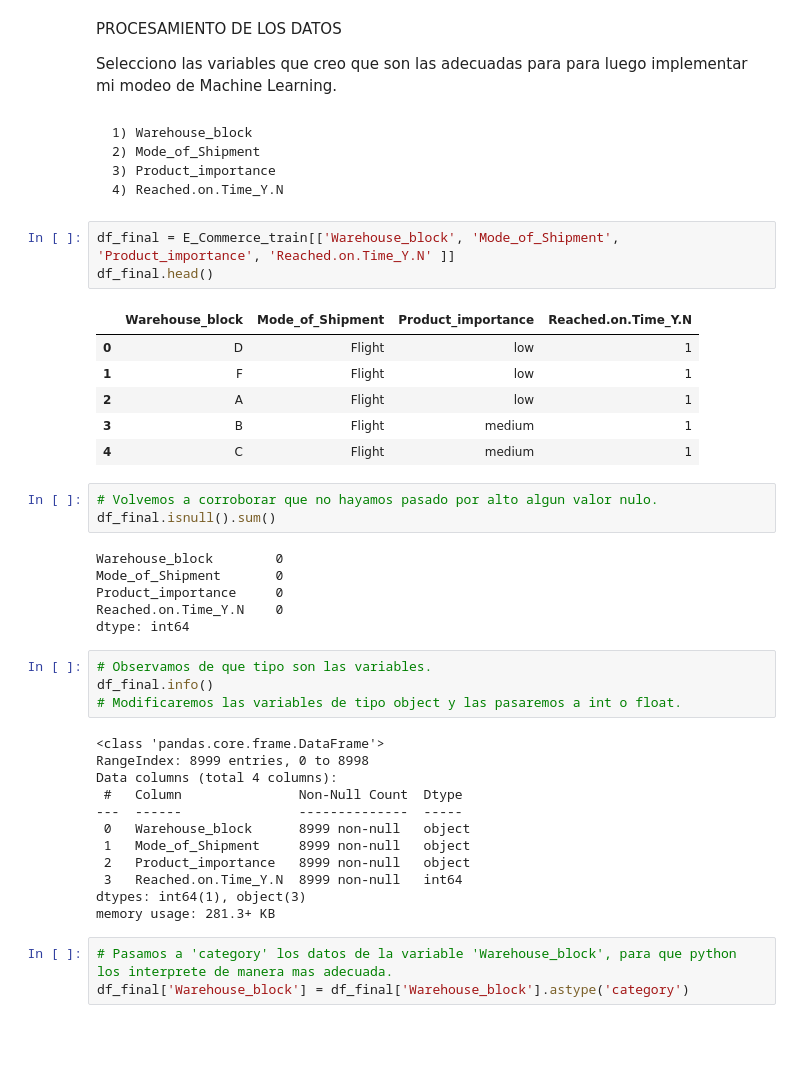
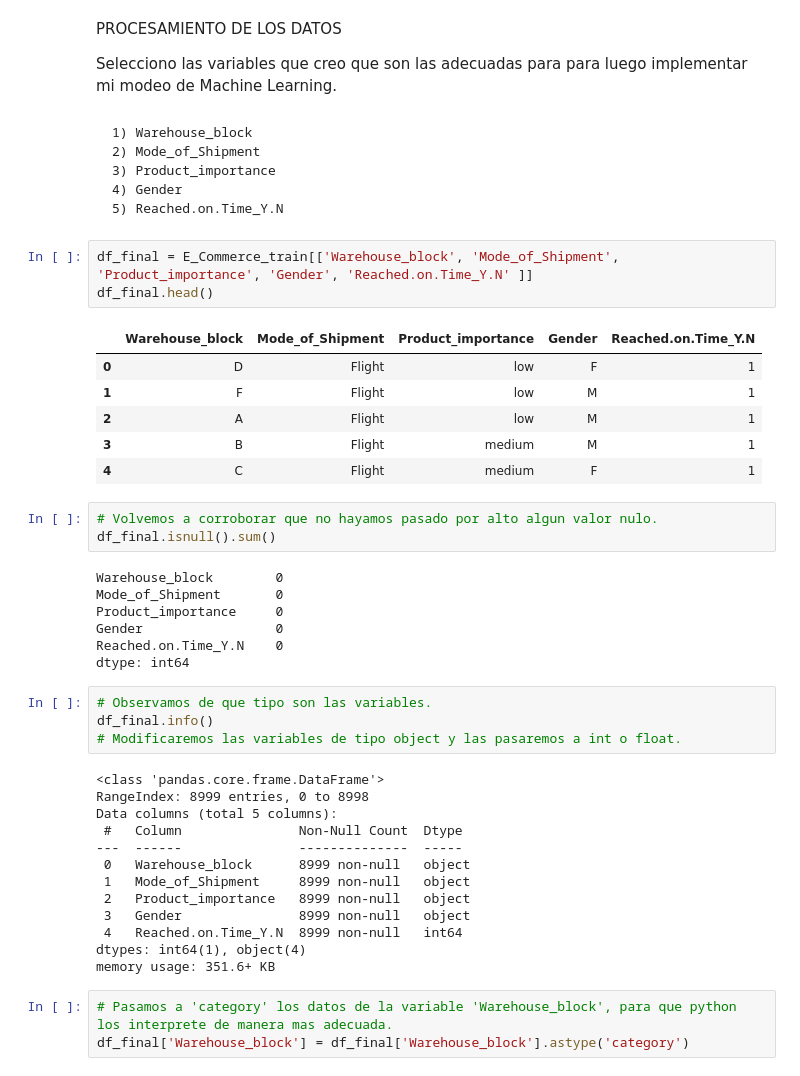
Before and after one commit to AgustinBraida/Datathon, a Jupyter notebook: LogisticRegression.ipynb, the cells around one changed output. Drawn from its saved outputs; the diff is of its cells as text; blank space fills up the shorter version.

```diff
--- a/LogisticRegression.ipynb
+++ b/LogisticRegression.ipynb
@@ -142,17 +142,18 @@ Selecciono las variables que creo que son las adecuadas para para luego implemen
 	1) Warehouse_block
 	2) Mode_of_Shipment
 	3) Product_importance
-	4) Reached.on.Time_Y.N
+	4) Gender
+	5) Reached.on.Time_Y.N
 # %%
-df_final = E_Commerce_train[['Warehouse_block', 'Mode_of_Shipment', 'Product_importance', 'Reached.on.Time_Y.N' ]]
+df_final = E_Commerce_train[['Warehouse_block', 'Mode_of_Shipment', 'Product_importance', 'Gender', 'Reached.on.Time_Y.N' ]]
 df_final.head()
 # %% [output]
-|  | Warehouse_block | Mode_of_Shipment | Product_importance | Reached.on.Time_Y.N |
-| 0 | D | Flight | low | 1 |
-| 1 | F | Flight | low | 1 |
-| 2 | A | Flight | low | 1 |
-| 3 | B | Flight | medium | 1 |
-| 4 | C | Flight | medium | 1 |
+|  | Warehouse_block | Mode_of_Shipment | Product_importance | Gender | Reached.on.Time_Y.N |
+| 0 | D | Flight | low | F | 1 |
+| 1 | F | Flight | low | M | 1 |
+| 2 | A | Flight | low | M | 1 |
+| 3 | B | Flight | medium | M | 1 |
+| 4 | C | Flight | medium | F | 1 |
 # %%
 # Volvemos a corroborar que no hayamos pasado por alto algun valor nulo.
 df_final.isnull().sum()
@@ -160,6 +161,7 @@ df_final.isnull().sum()
 Warehouse_block        0
 Mode_of_Shipment       0
 Product_importance     0
+Gender                 0
 Reached.on.Time_Y.N    0
 dtype: int64
 # %%
@@ -169,15 +171,16 @@ df_final.info()
 # %% [output]
 <class 'pandas.core.frame.DataFrame'>
 RangeIndex: 8999 entries, 0 to 8998
-Data columns (total 4 columns):
+Data columns (total 5 columns):
  #   Column               Non-Null Count  Dtype
 ---  ------               --------------  -----
  0   Warehouse_block      8999 non-null   object
  1   Mode_of_Shipment     8999 non-null   object
  2   Product_importance   8999 non-null   object
- 3   Reached.on.Time_Y.N  8999 non-null   int64
-dtypes: int64(1), object(3)
-memory usage: 281.3+ KB
+ 3   Gender               8999 non-null   object
+ 4   Reached.on.Time_Y.N  8999 non-null   int64
+dtypes: int64(1), object(4)
+memory usage: 351.6+ KB
 # %%
 # Pasamos a 'category' los datos de la variable 'Warehouse_block', para que python los interprete de manera mas adecuada.
 df_final['Warehouse_block'] = df_final['Warehouse_block'].astype('category')
```
Also changed, not shown: parts of 16 cells of this notebook, 1 other file.
